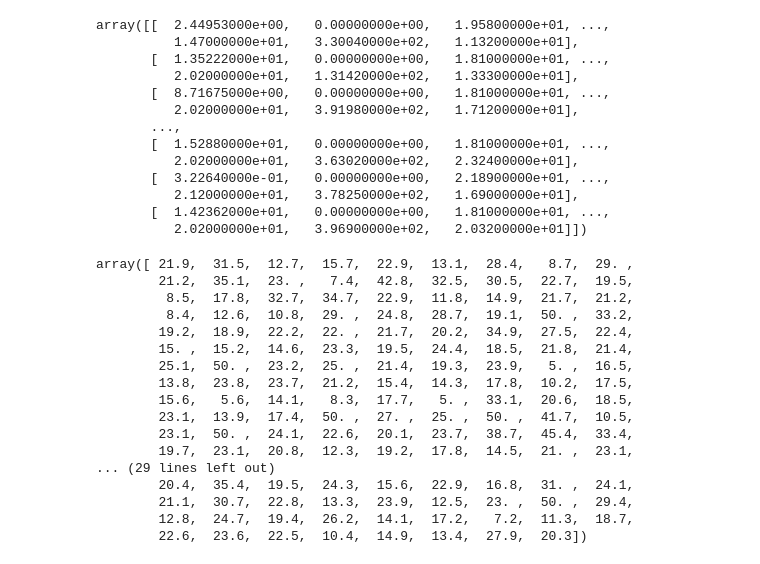
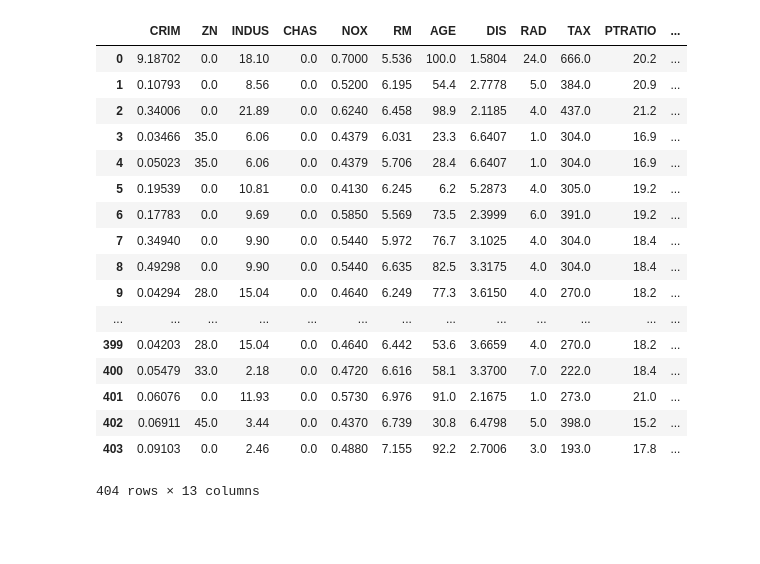
Before and after one commit to mychaelstyle/seminar, a Jupyter notebook: Data Analysis Part4 RandomForest.ipynb, the cells around one changed output. Cells and saved outputs as stored; diff of their text form; code cells hidden in the pictures; blank space fills up the shorter version.

```diff
--- a/Data Analysis Part4 RandomForest.ipynb
+++ b/Data Analysis Part4 RandomForest.ipynb
@@ -31,39 +33,22 @@ boston
 # %%
 train_data_bs, test_data_bs, train_labels_bs, test_labels_bs = train_test_split(boston.data, boston.target, test_size=0.2)
-train_data_bs
+pd.DataFrame(train_data_bs, columns=boston.feature_names)
+# %% [output]
+|  | CRIM | ZN | INDUS | CHAS | NOX | RM | AGE | DIS | RAD | TAX | PTRATIO | ... |
+| 0 | 9.18702 | 0.0 | 18.10 | 0.0 | 0.7000 | 5.536 | 100.0 | 1.5804 | 24.0 | 666.0 | 20.2 | ... |
+| 1 | 0.10793 | 0.0 | 8.56 | 0.0 | 0.5200 | 6.195 | 54.4 | 2.7778 | 5.0 | 384.0 | 20.9 | ... |
+| 2 | 0.34006 | 0.0 | 21.89 | 0.0 | 0.6240 | 6.458 | 98.9 | 2.1185 | 4.0 | 437.0 | 21.2 | ... |
+| 3 | 0.03466 | 35.0 | 6.06 | 0.0 | 0.4379 | 6.031 | 23.3 | 6.6407 | 1.0 | 304.0 | 16.9 | ... |
+| 4 | 0.05023 | 35.0 | 6.06 | 0.0 | 0.4379 | 5.706 | 28.4 | 6.6407 | 1.0 | 304.0 | 16.9 | ... |
+| 5 | 0.19539 | 0.0 | 10.81 | 0.0 | 0.4130 | 6.245 | 6.2 | 5.2873 | 4.0 | 305.0 | 19.2 | ... |
+| 6 | 0.17783 | 0.0 | 9.69 | 0.0 | 0.5850 | 5.569 | 73.5 | 2.3999 | 6.0 | 391.0 | 19.2 | ... |
+| 7 | 0.34940 | 0.0 | 9.90 | 0.0 | 0.5440 | 5.972 | 76.7 | 3.1025 | 4.0 | 304.0 | 18.4 | ... |
+| 8 | 0.49298 | 0.0 | 9.90 | 0.0 | 0.5440 | 6.635 | 82.5 | 3.3175 | 4.0 | 304.0 | 18.4 | ... |
+| 9 | 0.04294 | 28.0 | 15.04 | 0.0 | 0.4640 | 6.249 | 77.3 | 3.6150 | 4.0 | 270.0 | 18.2 | ... |
+| ... | ... | ... | ... | ... | ... | ... | ... | ... | ... | ... | ... | ... |
+| 399 | 0.04203 | 28.0 | 15.04 | 0.0 | 0.4640 | 6.442 | 53.6 | 3.6659 | 4.0 | 270.0 | 18.2 | ... |
+| 400 | 0.05479 | 33.0 | 2.18 | 0.0 | 0.4720 | 6.616 | 58.1 | 3.3700 | 7.0 | 222.0 | 18.4 | ... |
+| 401 | 0.06076 | 0.0 | 11.93 | 0.0 | 0.5730 | 6.976 | 91.0 | 2.1675 | 1.0 | 273.0 | 21.0 | ... |
+| 402 | 0.06911 | 45.0 | 3.44 | 0.0 | 0.4370 | 6.739 | 30.8 | 6.4798 | 5.0 | 398.0 | 15.2 | ... |
+| 403 | 0.09103 | 0.0 | 2.46 | 0.0 | 0.4880 | 7.155 | 92.2 | 2.7006 | 3.0 | 193.0 | 17.8 | ... |
+404 rows × 13 columns
-# %%
-test_data_bs
-# %% [output]
-array([[  2.44953000e+00,   0.00000000e+00,   1.95800000e+01, ...,
-          1.47000000e+01,   3.30040000e+02,   1.13200000e+01],
-       [  1.35222000e+01,   0.00000000e+00,   1.81000000e+01, ...,
-          2.02000000e+01,   1.31420000e+02,   1.33300000e+01],
-       [  8.71675000e+00,   0.00000000e+00,   1.81000000e+01, ...,
-          2.02000000e+01,   3.91980000e+02,   1.71200000e+01],
-       ...,
-       [  1.52880000e+01,   0.00000000e+00,   1.81000000e+01, ...,
-          2.02000000e+01,   3.63020000e+02,   2.32400000e+01],
-       [  3.22640000e-01,   0.00000000e+00,   2.18900000e+01, ...,
-          2.12000000e+01,   3.78250000e+02,   1.69000000e+01],
-       [  1.42362000e+01,   0.00000000e+00,   1.81000000e+01, ...,
-          2.02000000e+01,   3.96900000e+02,   2.03200000e+01]])
-# %%
-train_labels_bs
-# %% [output]
-array([ 21.9,  31.5,  12.7,  15.7,  22.9,  13.1,  28.4,   8.7,  29. ,
-        21.2,  35.1,  23. ,   7.4,  42.8,  32.5,  30.5,  22.7,  19.5,
-         8.5,  17.8,  32.7,  34.7,  22.9,  11.8,  14.9,  21.7,  21.2,
-         8.4,  12.6,  10.8,  29. ,  24.8,  28.7,  19.1,  50. ,  33.2,
-        19.2,  18.9,  22.2,  22. ,  21.7,  20.2,  34.9,  27.5,  22.4,
-        15. ,  15.2,  14.6,  23.3,  19.5,  24.4,  18.5,  21.8,  21.4,
-        25.1,  50. ,  23.2,  25. ,  21.4,  19.3,  23.9,   5. ,  16.5,
-        13.8,  23.8,  23.7,  21.2,  15.4,  14.3,  17.8,  10.2,  17.5,
-        15.6,   5.6,  14.1,   8.3,  17.7,   5. ,  33.1,  20.6,  18.5,
-        23.1,  13.9,  17.4,  50. ,  27. ,  25. ,  50. ,  41.7,  10.5,
-        23.1,  50. ,  24.1,  22.6,  20.1,  23.7,  38.7,  45.4,  33.4,
-        19.7,  23.1,  20.8,  12.3,  19.2,  17.8,  14.5,  21. ,  23.1,
-... (29 lines left out)
-        20.4,  35.4,  19.5,  24.3,  15.6,  22.9,  16.8,  31. ,  24.1,
-        21.1,  30.7,  22.8,  13.3,  23.9,  12.5,  23. ,  50. ,  29.4,
-        12.8,  24.7,  19.4,  26.2,  14.1,  17.2,   7.2,  11.3,  18.7,
-        22.6,  23.6,  22.5,  10.4,  14.9,  13.4,  27.9,  20.3])
```
Also changed, not shown: parts of 9 cells of this notebook.
